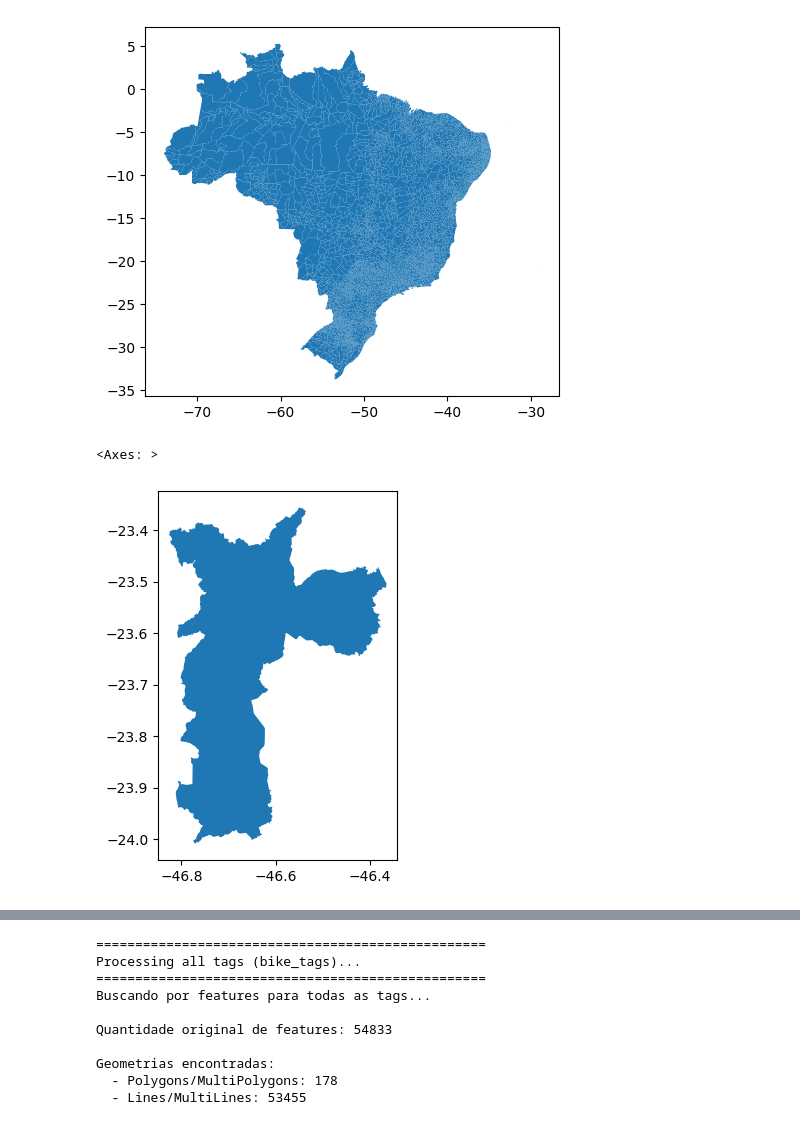
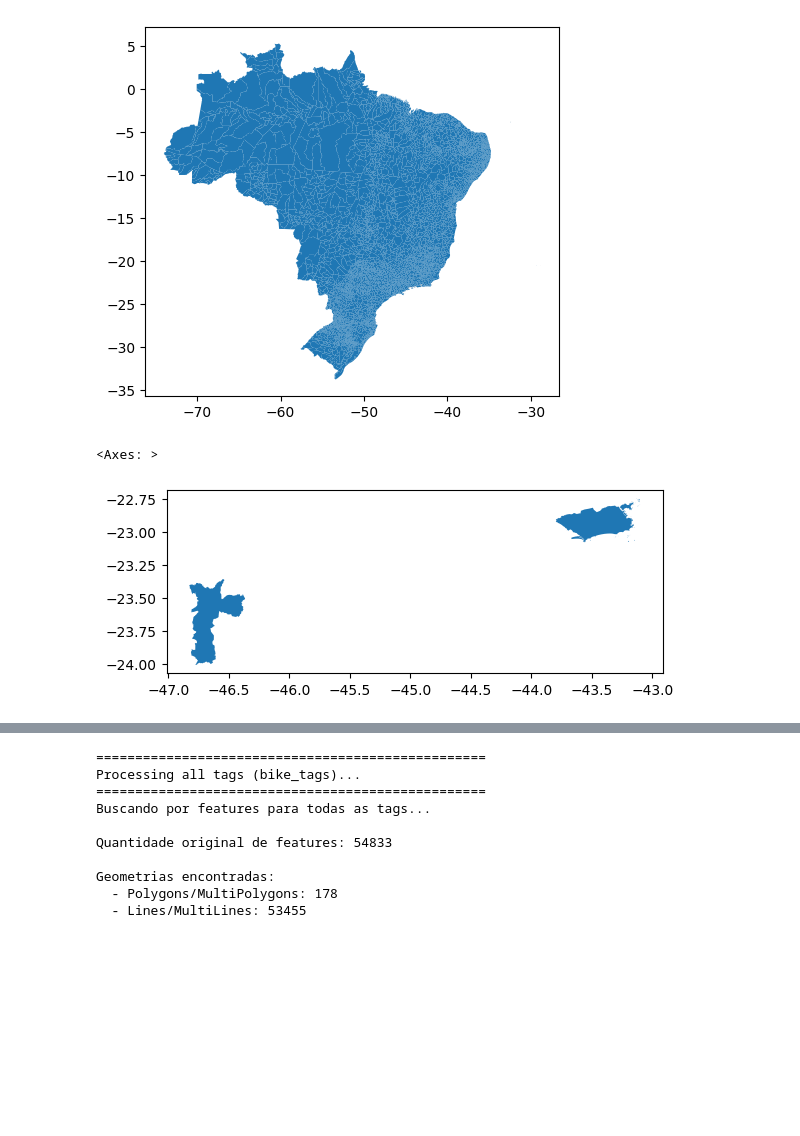
Before and after one commit to MAPi-CEM-USP/etl_osm, a Jupyter notebook: etl_features.ipynb, the cells around one changed output, grey strips where cells are left out. Cells and saved outputs as stored; diff of their text form; code cells hidden in the pictures; blank space fills up the shorter version.

```diff
--- a/etl_features.ipynb
+++ b/etl_features.ipynb
@@ -9,9 +9,13 @@ ibge.plot()
 <Axes: >
 [figure]
 # %%
-sp = ibge.loc[ibge["NM_MUN"] == "São Paulo"].copy()
-sp.plot()
+selected_cd_mun = ["3550308", "3304557"]
+selected_cd_mun = [str(cd) for cd in selected_cd_mun]
+
+ibge["CD_MUN"] = ibge["CD_MUN"].astype(str)
+selected_ibge = ibge.loc[ibge["CD_MUN"].isin(selected_cd_mun)].copy()
+selected_ibge.plot()
 # %% [output]
 <Axes: >
-[figure, old version]
+[figure, new version]
 # %%
```
Also changed, not shown: parts of 6 cells of this notebook.
